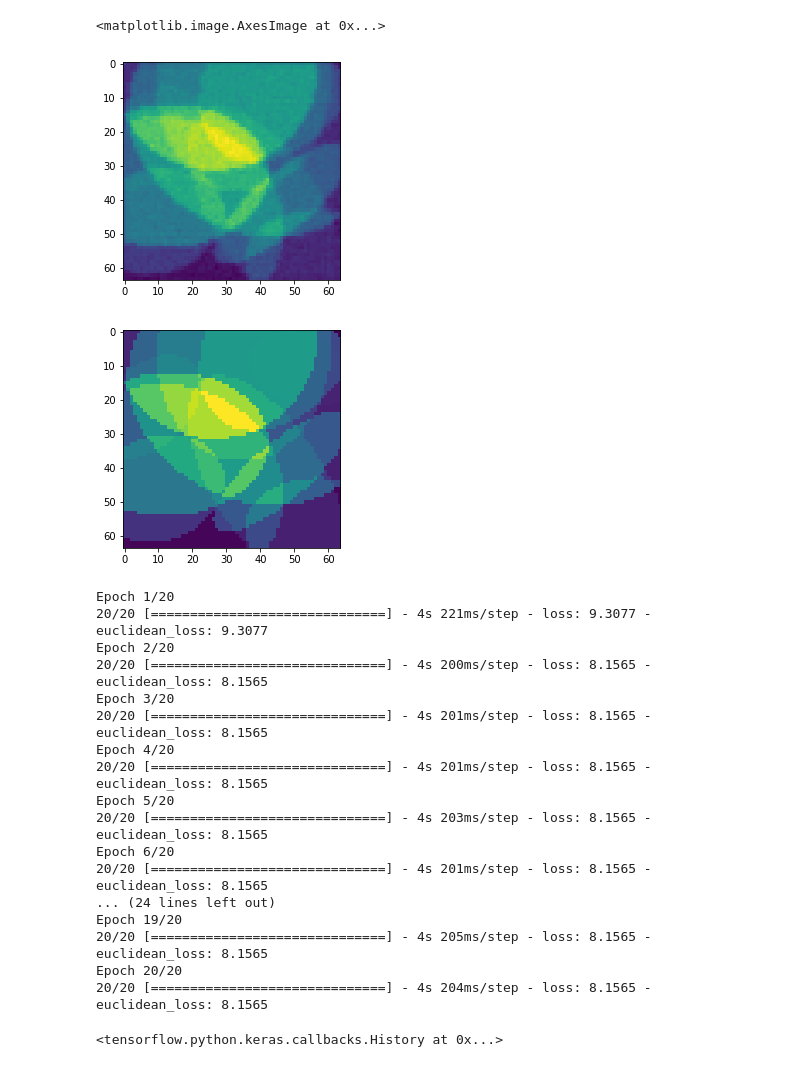
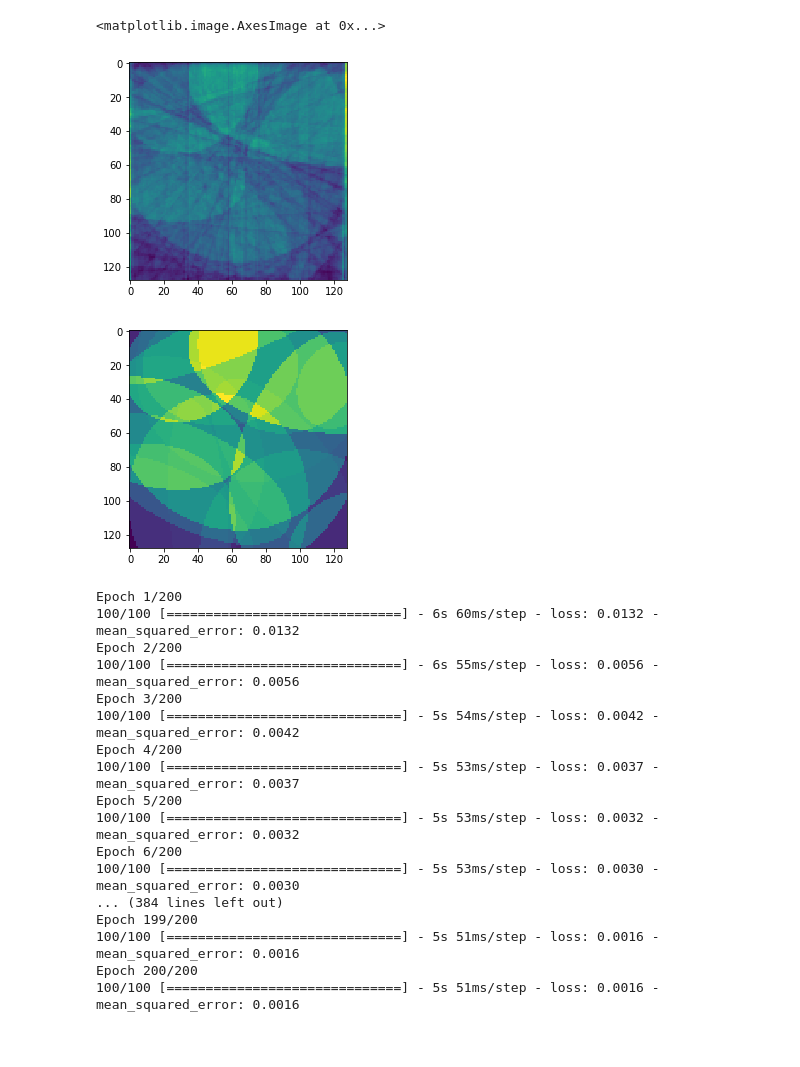
Before and after one commit to kvarun95/fbpconvnet, a Jupyter notebook: src/train.ipynb, the cells around one changed output. Saved outputs shown, nothing was run; the diff lists cells and outputs as text; code cells hidden in the pictures.

```diff
--- a/src/train.ipynb
+++ b/src/train.ipynb
@@ -9,38 +10,41 @@ from train import *
 # %%
 fbpcnn = fbpconvnet()
 
-X_train, X_test, E_train, E_test = load_dataset('ellipses')
+X_train, X_test, E_train, E_test = load_dataset(100, 5, which='ellipses')
 # %%
-plt.figure(1);plt.imshow(X_train[2,:,:,0])
-plt.figure(2);plt.imshow(E_train[2,:,:,0])
+plt.figure(1);plt.imshow(X_train[0,:,:,0])
+plt.figure(2);plt.imshow(E_train[0,:,:,0])
 # %% [output]
 <matplotlib.image.AxesImage at 0x...>
-[figure, old version]
+[figure, new version]
-[figure, old version]
+[figure, new version]
 # %%
-fbpcnn.compile(optimizer=tf.train.AdamOptimizer(),
-              loss=euclidean_loss,
-              metrics=[euclidean_loss])
+fbpcnn.compile(optimizer=tf.train.AdamOptimizer(learning_rate=0.001),
+              loss='mean_squared_error',#euclidean_loss,
+              metrics=['mean_squared_error'])
+#               metrics=[euclidean_loss])
 fbpcnn.fit(X_train, E_train,
           batch_size=1,
-          epochs=20)
+          epochs=200)
+duration = 1000  # millisecond
+freq = 440  # Hz
+winsound.Beep(freq, duration)
 # %% [output]
-Epoch 1/20
-20/20 [==============================] - 4s 221ms/step - loss: 9.3077 - euclidean_loss: 9.3077
-Epoch 2/20
-20/20 [==============================] - 4s 200ms/step - loss: 8.1565 - euclidean_loss: 8.1565
-Epoch 3/20
-20/20 [==============================] - 4s 201ms/step - loss: 8.1565 - euclidean_loss: 8.1565
-Epoch 4/20
-20/20 [==============================] - 4s 201ms/step - loss: 8.1565 - euclidean_loss: 8.1565
-Epoch 5/20
-20/20 [==============================] - 4s 203ms/step - loss: 8.1565 - euclidean_loss: 8.1565
-Epoch 6/20
-20/20 [==============================] - 4s 201ms/step - loss: 8.1565 - euclidean_loss: 8.1565
-... (24 lines left out)
-Epoch 19/20
-20/20 [==============================] - 4s 205ms/step - loss: 8.1565 - euclidean_loss: 8.1565
-Epoch 20/20
-20/20 [==============================] - 4s 204ms/step - loss: 8.1565 - euclidean_loss: 8.1565
+Epoch 1/200
+100/100 [==============================] - 6s 60ms/step - loss: 0.0132 - mean_squared_error: 0.0132
+Epoch 2/200
+100/100 [==============================] - 6s 55ms/step - loss: 0.0056 - mean_squared_error: 0.0056
+Epoch 3/200
+100/100 [==============================] - 5s 54ms/step - loss: 0.0042 - mean_squared_error: 0.0042
+Epoch 4/200
+100/100 [==============================] - 5s 53ms/step - loss: 0.0037 - mean_squared_error: 0.0037
+Epoch 5/200
+100/100 [==============================] - 5s 53ms/step - loss: 0.0032 - mean_squared_error: 0.0032
+Epoch 6/200
+100/100 [==============================] - 5s 53ms/step - loss: 0.0030 - mean_squared_error: 0.0030
+... (384 lines left out)
+Epoch 199/200
+100/100 [==============================] - 5s 51ms/step - loss: 0.0016 - mean_squared_error: 0.0016
+Epoch 200/200
+100/100 [==============================] - 5s 51ms/step - loss: 0.0016 - mean_squared_error: 0.0016
-<tensorflow.python.keras.callbacks.History at 0x...>
 # %%
```
Also changed, not shown: parts of 11 cells of this notebook.
